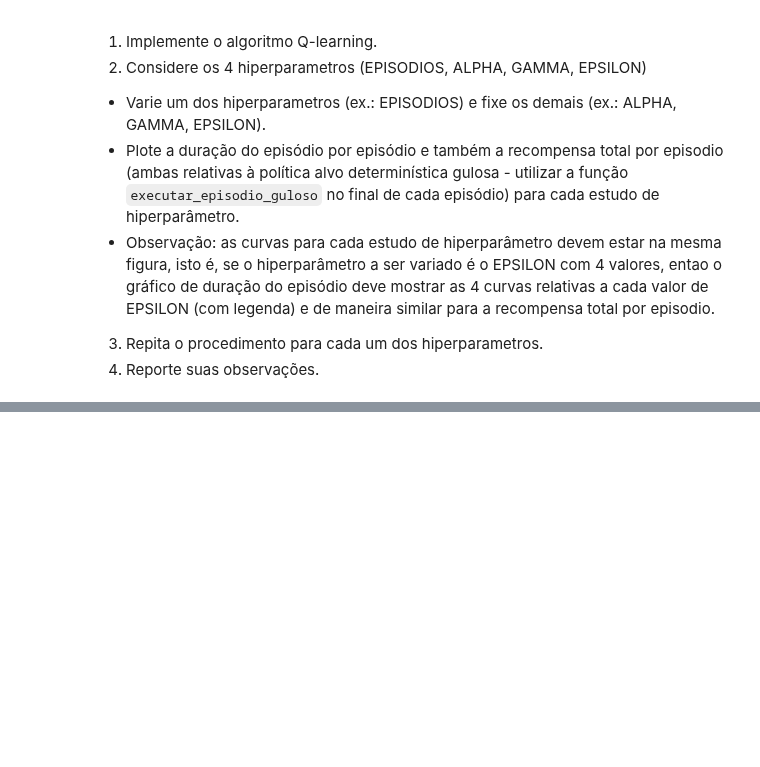
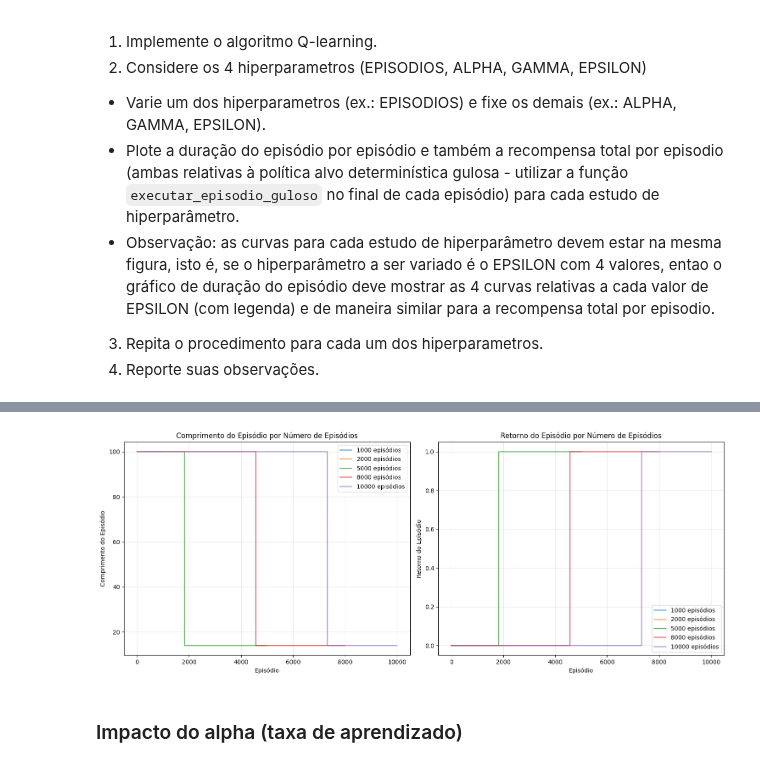
Before and after one commit to danluan/rl-labs, a Jupyter notebook: lab-8/lab_8_q_learning.ipynb, the cells around one changed output, grey strips where cells are left out. Saved outputs shown, nothing was run; the diff lists cells and outputs as text; code cells hidden in the pictures; blank space fills up the shorter version.

```diff
--- a/lab-8/lab_8_q_learning.ipynb
+++ b/lab-8/lab_8_q_learning.ipynb
@@ -331,0 +380,30 @@ Image(filename=gif_path)
+# %%
+# Plotando os resultados comparativos para número de episódios
+plt.figure(figsize=(15, 6))
+
+# Plot 1: Duração dos episódios
+plt.subplot(1, 2, 1)
+for ep, resultados in resultados_episodios.items():
+    plt.plot(resultados['ep_len'], label=f'{ep} episódios', alpha=0.8)
+plt.xlabel('Episódio')
+plt.ylabel('Comprimento do Episódio')
+plt.title('Comprimento do Episódio por Número de Episódios')
+plt.legend()
+plt.grid(True, alpha=0.3)
+
+# Plot 2: Retorno dos episódios
+plt.subplot(1, 2, 2)
+for ep, resultados in resultados_episodios.items():
+    plt.plot(resultados['ep_ret'], label=f'{ep} episódios', alpha=0.8)
+plt.xlabel('Episódio')
+plt.ylabel('Retorno do Episódio')
+plt.title('Retorno do Episódio por Número de Episódios')
+plt.legend()
+plt.grid(True, alpha=0.3)
+
+plt.tight_layout()
+plt.show()
+# %% [output]
+[figure, added]
+# %% [markdown]
+### Impacto do alpha (taxa de aprendizado)
```
Also changed, not shown: parts of 17 cells of this notebook, 23 other files.
